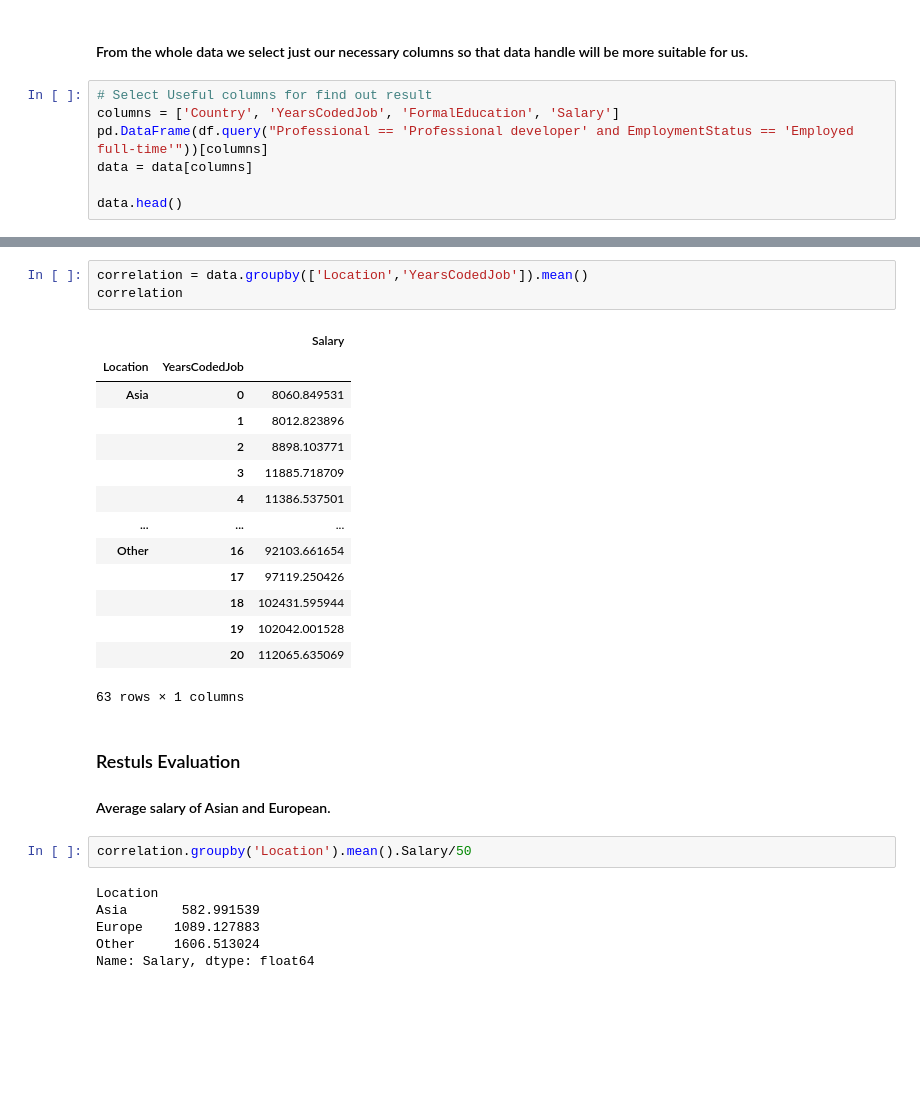
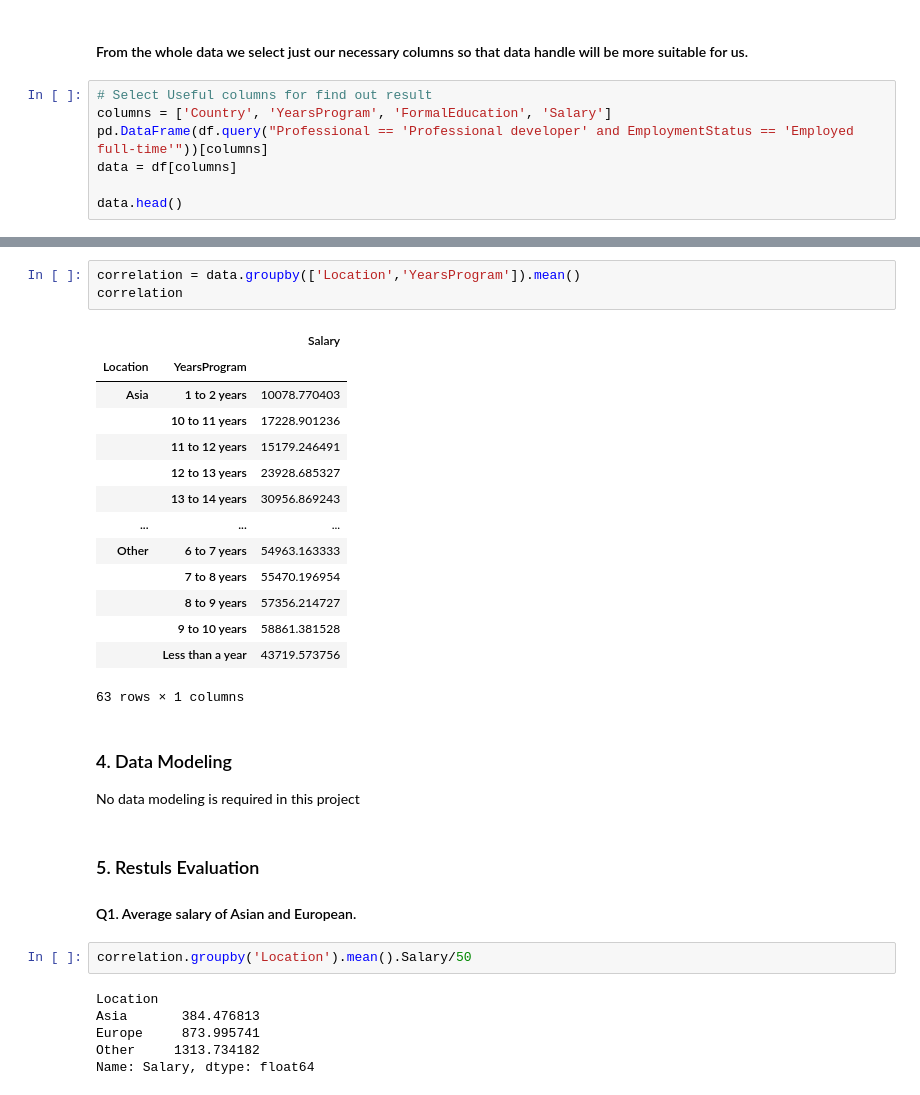
Before and after one commit to albokhitan/First-Data-Science-Blog-Post, a Jupyter notebook: Data Scientist Blog Post.ipynb, the cells around one changed output, grey strips where cells are left out. Saved outputs shown, nothing was run; the diff lists cells and outputs as text; blank space fills up the shorter version.

```diff
--- a/Data Scientist Blog Post.ipynb
+++ b/Data Scientist Blog Post.ipynb
@@ -47,9 +73,9 @@ plt.title("Education Status ");
 #### From the whole data we select just our necessary columns so that data handle will be more suitable for us.
 # %%
 # Select Useful columns for find out result
-columns = ['Country', 'YearsCodedJob', 'FormalEducation', 'Salary']
+columns = ['Country', 'YearsProgram', 'FormalEducation', 'Salary']
 pd.DataFrame(df.query("Professional == 'Professional developer' and EmploymentStatus == 'Employed full-time'"))[columns]
-data = data[columns]
+data = df[columns]
 
 data.head()
 # %% [output]
@@ -91,31 +122,34 @@ data.head()
 # %%
-correlation = data.groupby(['Location','YearsCodedJob']).mean()
+correlation = data.groupby(['Location','YearsProgram']).mean()
 correlation
 # %% [output]
 |  |  | Salary |
-| Location | YearsCodedJob |  |
-| Asia | 0 | 8060.849531 |
-|  | 1 | 8012.823896 |
-|  | 2 | 8898.103771 |
-|  | 3 | 11885.718709 |
-|  | 4 | 11386.537501 |
+| Location | YearsProgram |  |
+| Asia | 1 to 2 years | 10078.770403 |
+|  | 10 to 11 years | 17228.901236 |
+|  | 11 to 12 years | 15179.246491 |
+|  | 12 to 13 years | 23928.685327 |
+|  | 13 to 14 years | 30956.869243 |
 | ... | ... | ... |
-| Other | 16 | 92103.661654 |
-|  | 17 | 97119.250426 |
-|  | 18 | 102431.595944 |
-|  | 19 | 102042.001528 |
-|  | 20 | 112065.635069 |
+| Other | 6 to 7 years | 54963.163333 |
+|  | 7 to 8 years | 55470.196954 |
+|  | 8 to 9 years | 57356.214727 |
+|  | 9 to 10 years | 58861.381528 |
+|  | Less than a year | 43719.573756 |
 63 rows × 1 columns
+# %% [markdown]
+### 4. Data Modeling
+No data modeling is required in this project
 # %% [markdown]
-### Restuls Evaluation
+### 5. Restuls Evaluation
 
-#### Average salary of Asian and European.
+#### Q1. Average salary of Asian and European.
 # %%
 correlation.groupby('Location').mean().Salary/50
 # %% [output]
 Location
-Asia       582.991539
-Europe    1089.127883
-Other     1606.513024
+Asia       384.476813
+Europe     873.995741
+Other     1313.734182
 Name: Salary, dtype: float64
 # %%
```
Also changed, not shown: parts of 19 cells of this notebook, 1 other file.
